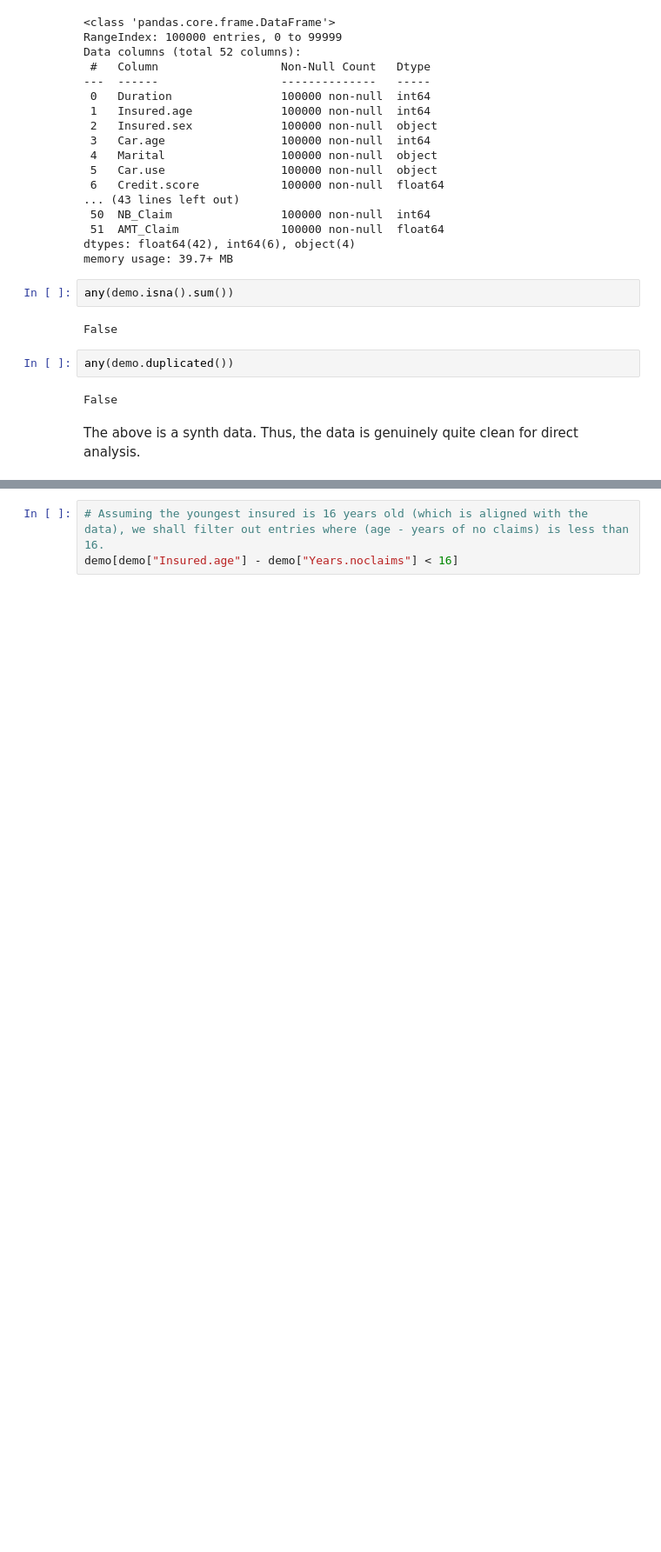
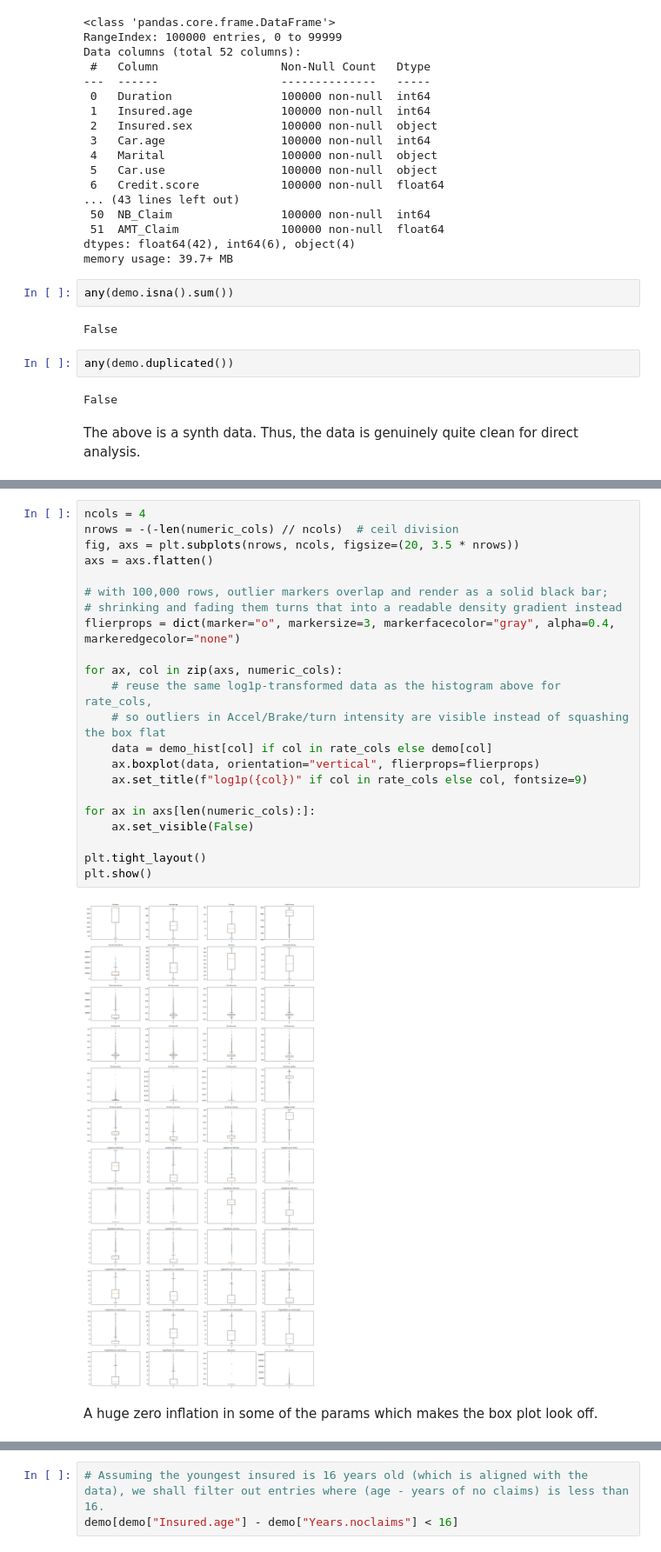
Before and after one commit to kjl1c20/telematics-insurance-ml, a Jupyter notebook: explore.ipynb, the cells around one changed output, grey strips where cells are left out. Shown at 87% size. Drawn from its saved outputs; the diff is of its cells as text; blank space fills up the shorter version.

```diff
--- a/explore.ipynb
+++ b/explore.ipynb
@@ -90,0 +106,26 @@ The histogram above shows that there is clearly an outlier in acceleration relat
+# %%
+ncols = 4
+nrows = -(-len(numeric_cols) // ncols)  # ceil division
+fig, axs = plt.subplots(nrows, ncols, figsize=(20, 3.5 * nrows))
+axs = axs.flatten()
+
+# with 100,000 rows, outlier markers overlap and render as a solid black bar;
+# shrinking and fading them turns that into a readable density gradient instead
+flierprops = dict(marker="o", markersize=3, markerfacecolor="gray", alpha=0.4, markeredgecolor="none")
+
+for ax, col in zip(axs, numeric_cols):
+    # reuse the same log1p-transformed data as the histogram above for rate_cols,
+    # so outliers in Accel/Brake/turn intensity are visible instead of squashing the box flat
+    data = demo_hist[col] if col in rate_cols else demo[col]
+    ax.boxplot(data, orientation="vertical", flierprops=flierprops)
+    ax.set_title(f"log1p({col})" if col in rate_cols else col, fontsize=9)
+
+for ax in axs[len(numeric_cols):]:
+    ax.set_visible(False)
+
+plt.tight_layout()
+plt.show()
+# %% [output]
+[figure, added]
+# %% [markdown]
+A huge zero inflation in some of the params which makes the box plot look off.
```
Also changed, not shown: parts of 3 cells of this notebook.
